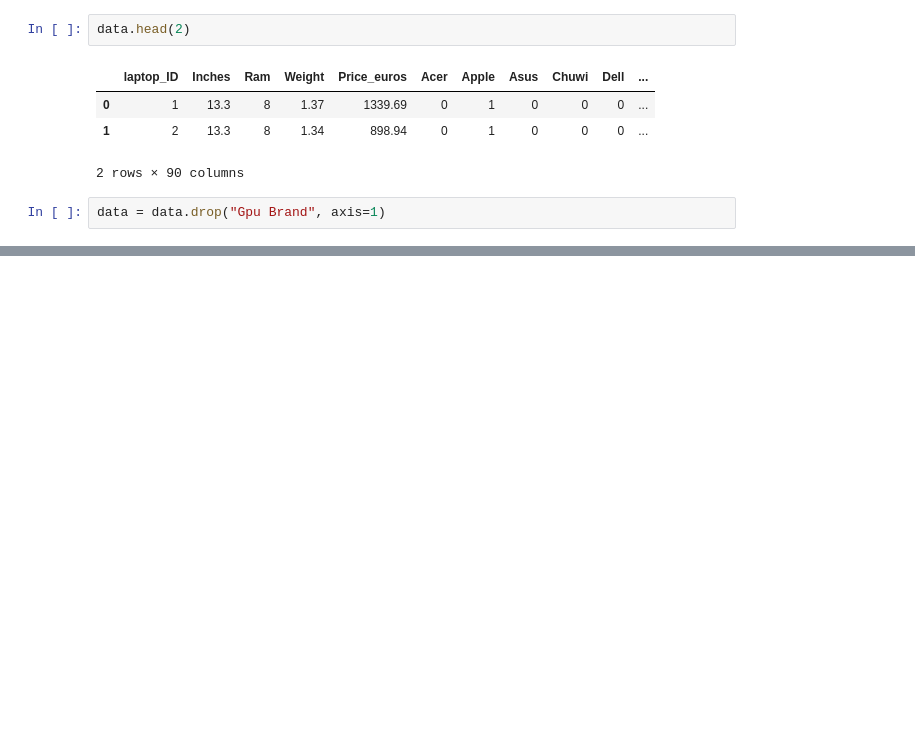
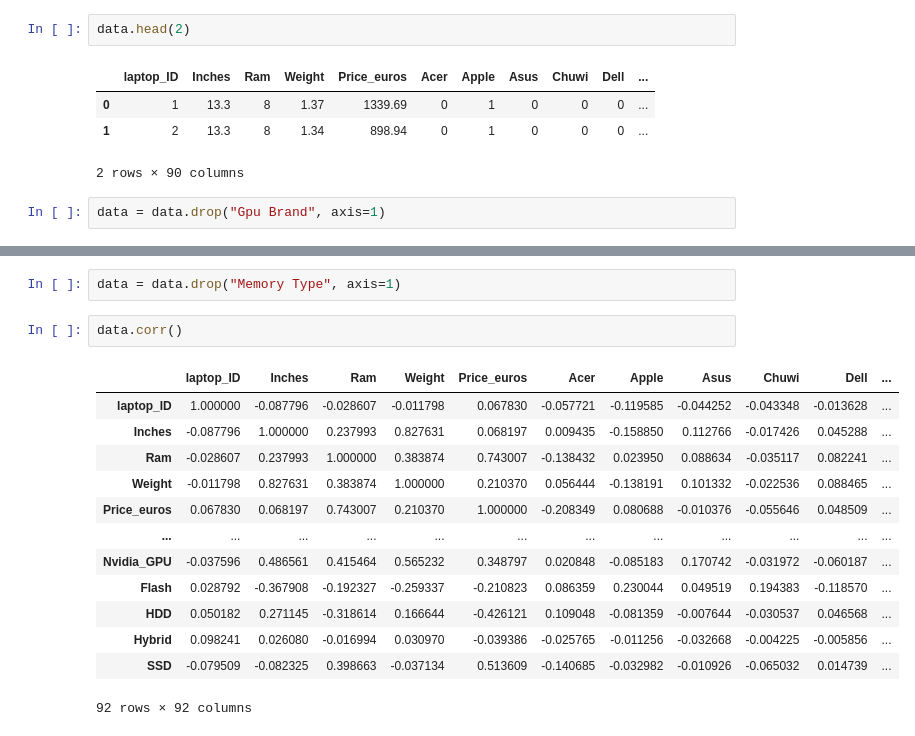
Before and after one commit to kamijoseph/laptop-price-prediction-model, a Jupyter notebook: Laptop_price_predictor.ipynb, the cells around one changed output, grey strips where cells are left out. Saved outputs shown, nothing was run; the diff lists cells and outputs as text; blank space fills up the shorter version.

```diff
--- a/Laptop_price_predictor.ipynb
+++ b/Laptop_price_predictor.ipynb
@@ -354,0 +386,18 @@ Index(['laptop_ID', 'Inches', 'Ram', 'Weight', 'Price_euros', 'Acer', 'Apple',
+# %%
+data = data.drop("Memory Type", axis=1)
+# %%
+data.corr()
+# %% [output]
+|  | laptop_ID | Inches | Ram | Weight | Price_euros | Acer | Apple | Asus | Chuwi | Dell | ... |
+| laptop_ID | 1.000000 | -0.087796 | -0.028607 | -0.011798 | 0.067830 | -0.057721 | -0.119585 | -0.044252 | -0.043348 | -0.013628 | ... |
+| Inches | -0.087796 | 1.000000 | 0.237993 | 0.827631 | 0.068197 | 0.009435 | -0.158850 | 0.112766 | -0.017426 | 0.045288 | ... |
+| Ram | -0.028607 | 0.237993 | 1.000000 | 0.383874 | 0.743007 | -0.138432 | 0.023950 | 0.088634 | -0.035117 | 0.082241 | ... |
+| Weight | -0.011798 | 0.827631 | 0.383874 | 1.000000 | 0.210370 | 0.056444 | -0.138191 | 0.101332 | -0.022536 | 0.088465 | ... |
+| Price_euros | 0.067830 | 0.068197 | 0.743007 | 0.210370 | 1.000000 | -0.208349 | 0.080688 | -0.010376 | -0.055646 | 0.048509 | ... |
+| ... | ... | ... | ... | ... | ... | ... | ... | ... | ... | ... | ... |
+| Nvidia_GPU | -0.037596 | 0.486561 | 0.415464 | 0.565232 | 0.348797 | 0.020848 | -0.085183 | 0.170742 | -0.031972 | -0.060187 | ... |
+| Flash | 0.028792 | -0.367908 | -0.192327 | -0.259337 | -0.210823 | 0.086359 | 0.230044 | 0.049519 | 0.194383 | -0.118570 | ... |
+| HDD | 0.050182 | 0.271145 | -0.318614 | 0.166644 | -0.426121 | 0.109048 | -0.081359 | -0.007644 | -0.030537 | 0.046568 | ... |
+| Hybrid | 0.098241 | 0.026080 | -0.016994 | 0.030970 | -0.039386 | -0.025765 | -0.011256 | -0.032668 | -0.004225 | -0.005856 | ... |
+| SSD | -0.079509 | -0.082325 | 0.398663 | -0.037134 | 0.513609 | -0.140685 | -0.032982 | -0.010926 | -0.065032 | 0.014739 | ... |
+92 rows × 92 columns
```
Also changed, not shown: parts of 5 cells of this notebook.
